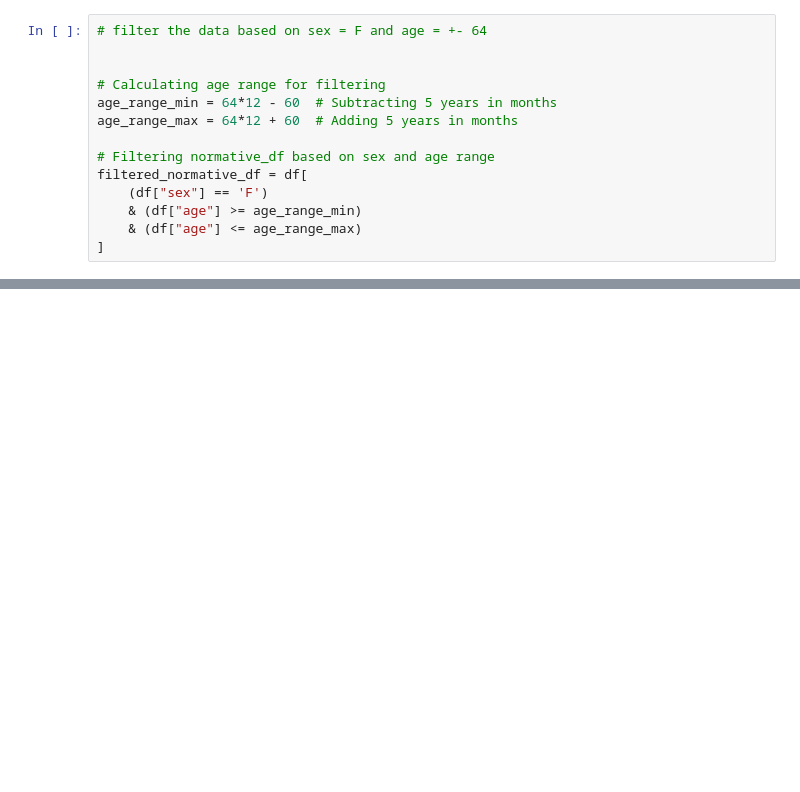
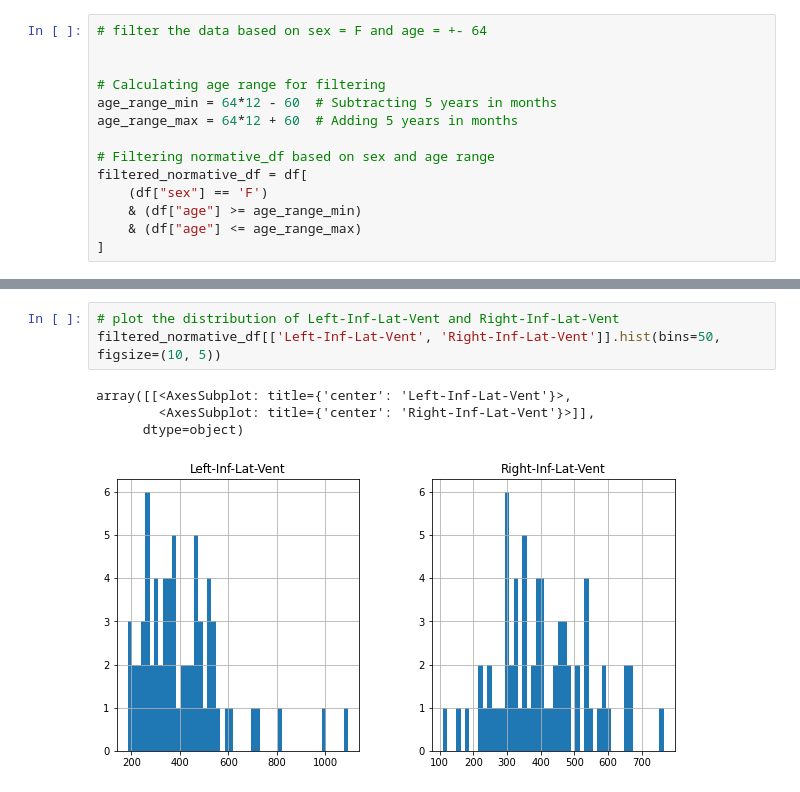
Before and after one commit to Project-Laminate/StatProcessingPipeline, a Jupyter notebook: data/output/intermediate/analysis.ipynb, the cells around one changed output, grey strips where cells are left out. Drawn from its saved outputs; the diff is of its cells as text; blank space fills up the shorter version.

```diff
--- a/data/output/intermediate/analysis.ipynb
+++ b/data/output/intermediate/analysis.ipynb
@@ -66,0 +91,8 @@ filtered_normative_df = df[
+# %%
+# plot the distribution of Left-Inf-Lat-Vent and Right-Inf-Lat-Vent
+filtered_normative_df[['Left-Inf-Lat-Vent', 'Right-Inf-Lat-Vent']].hist(bins=50, figsize=(10, 5))
+# %% [output]
+array([[<AxesSubplot: title={'center': 'Left-Inf-Lat-Vent'}>,
+        <AxesSubplot: title={'center': 'Right-Inf-Lat-Vent'}>]],
+      dtype=object)
+[figure, added]
```
Also changed, not shown: parts of 4 cells of this notebook, 9 other files.
